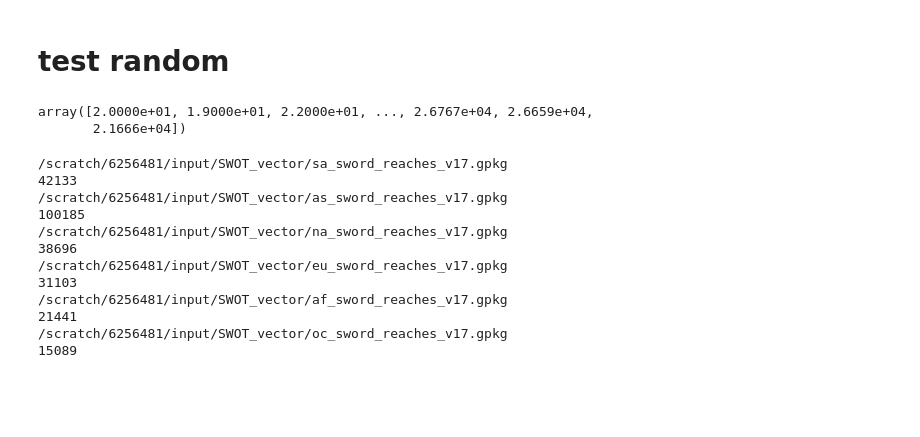
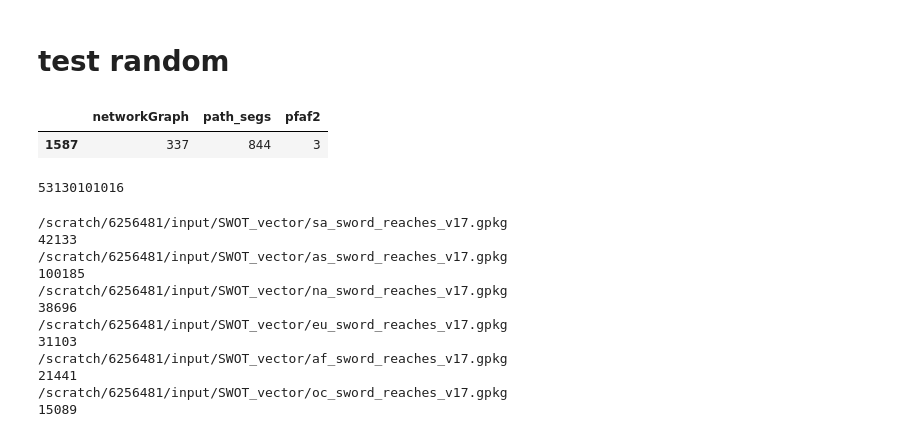
Before and after one commit to niekcde/river-confinement, a Jupyter notebook: test_reachDef.ipynb, the cells around one changed output. Cells and saved outputs as stored; diff of their text form; code cells hidden in the pictures; blank space fills up the shorter version.

```diff
--- a/test_reachDef.ipynb
+++ b/test_reachDef.ipynb
@@ -308,8 +308,16 @@ for c in ['oc', 'af', 'eu', 'na', 'as', 'sa']:
         else:
             df = pd.concat([df, dfTemp])
     df.to_file(directory + f'results/new_segments/vector_cont/{c}_reaches.gpkg')
-# %%
-df.loc[df['include_flag'] == '0','combined_reach_id'].unique()
-# %% [output]
-array([2.0000e+01, 1.9000e+01, 2.2000e+01, ..., 2.6767e+04, 2.6659e+04,
-       2.1666e+04])
+# %%
+files = glob(directory + f'results/new_segments/vector/{'oc'}*.gpkg')
+for i, f in enumerate(files):
+        dfTemp = gpd.read_file(f)
+        if i == 0:
+            df = dfTemp
+        else:
+            df = pd.concat([df, dfTemp])
+# %%
+df.loc[df['reach_id'] == 53130101036, ['networkGraph', 'path_segs', 'pfaf2']]
+# %% [output]
+|  | networkGraph | path_segs | pfaf2 |
+| 1587 | 337 | 844 | 3 |
@@ -316,3 +375,7 @@ array([2.0000e+01, 1.9000e+01, 2.2000e+01, ..., 2.6767e+04, 2.6659e+04,
+# %%
+dfSegment.loc[dfSegment['dist_out'] == dfSegment['dist_out'].min(), 'reach_id'].iloc[0]
+# %% [output]
+53130101016
 # %%
 # files = glob(directory + 'input/SWOT_vector/as*.gpkg')[0]
 # df = gpd.read_file(files)
```
Also changed, not shown: parts of 2 cells of this notebook, 7 other files.
